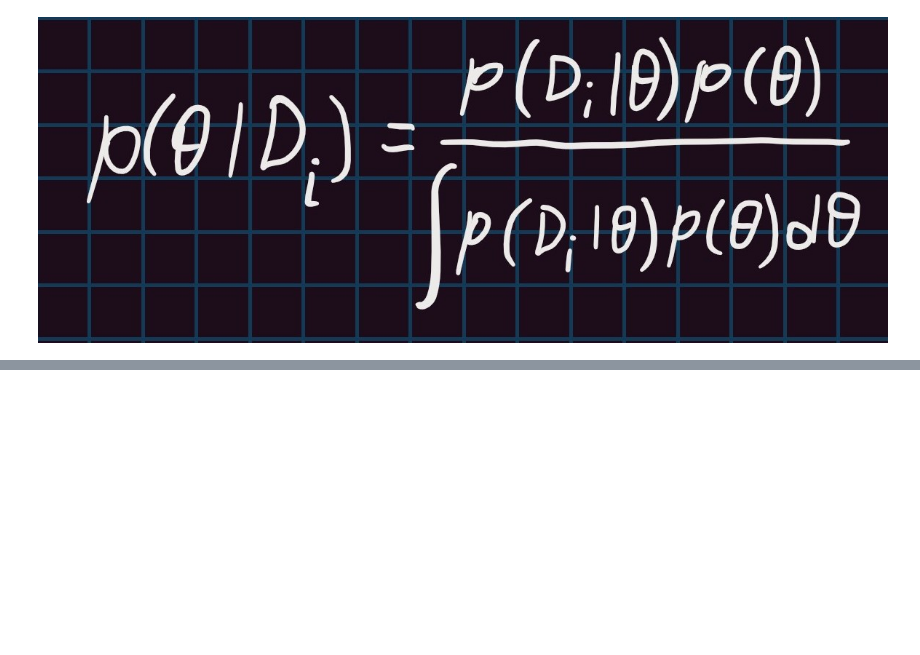
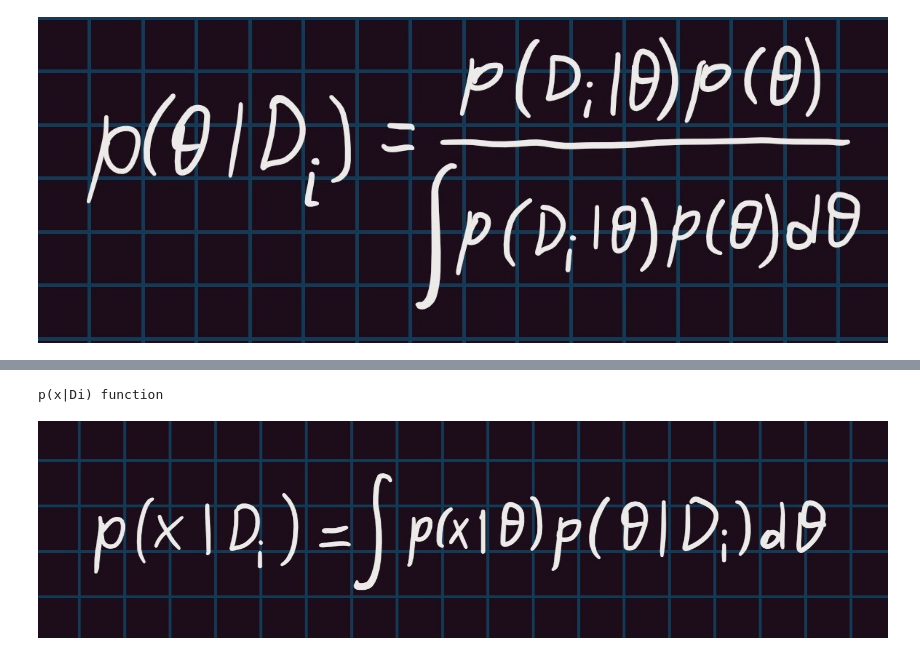
Before and after one commit to giahou2000/Gaming-statistics, a Jupyter notebook: gaming_company.ipynb, the cells around one changed output, grey strips where cells are left out. Cells and saved outputs as stored; diff of their text form; code cells hidden in the pictures; blank space fills up the shorter version.

```diff
--- a/gaming_company.ipynb
+++ b/gaming_company.ipynb
@@ -291,0 +311,6 @@ No artists with labels found to put in legend.  Note that artists whose label st
+# %%
+print("p(x|Di) function")
+display.Image("predict2.jpg")
+# %% [output]
+p(x|Di) function
+[figure, added]
```
Also changed, not shown: parts of 9 cells of this notebook, 2 other files.
